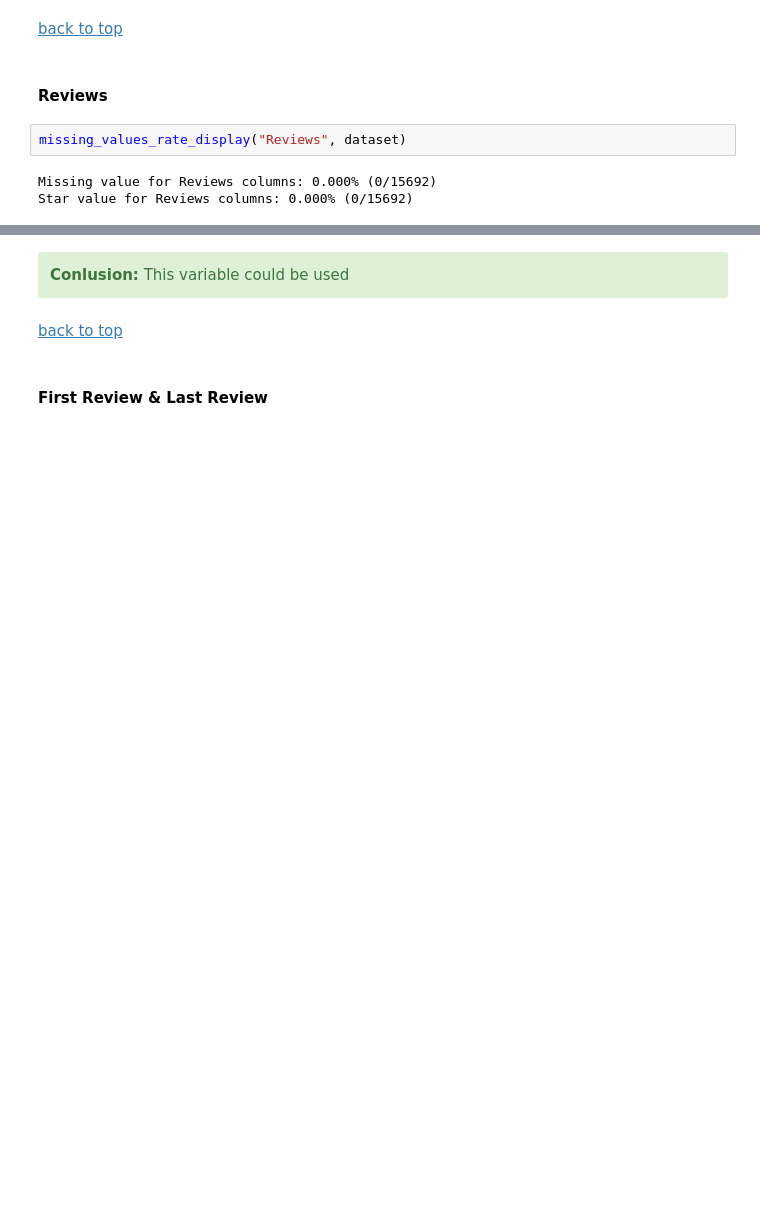
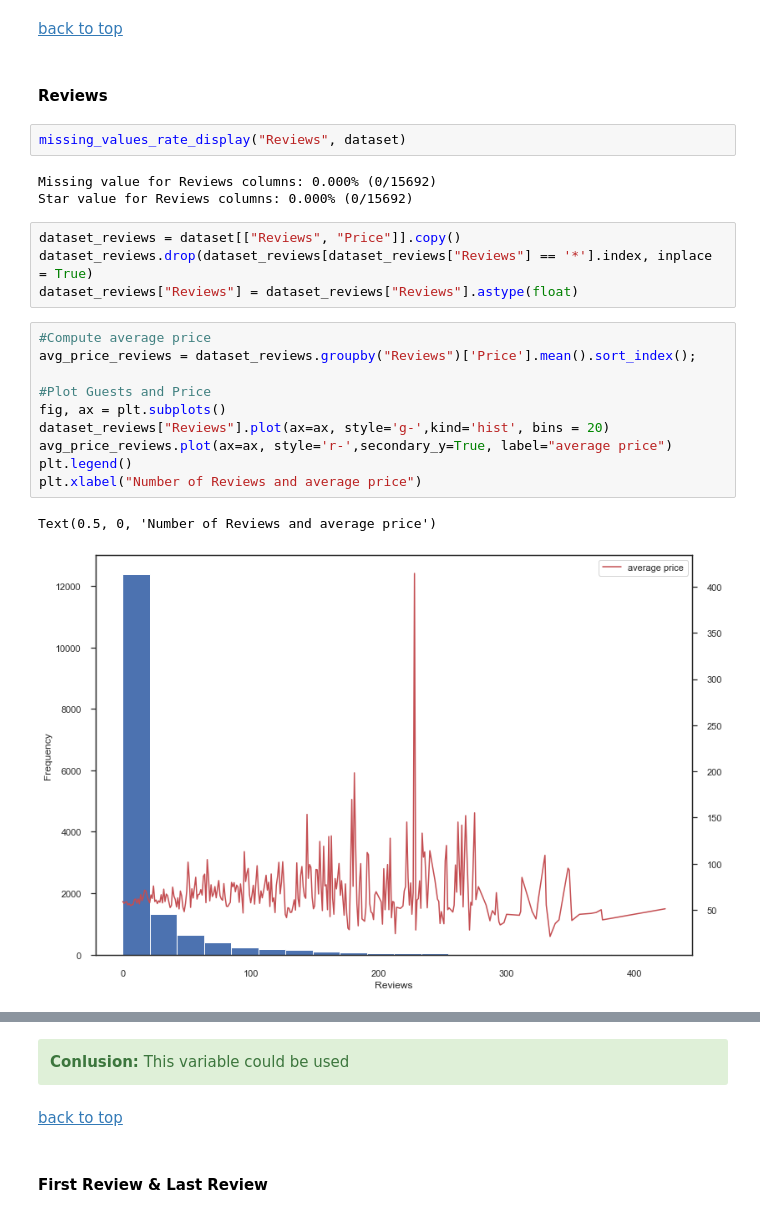
Before and after one commit to flaviendeseure/Airbnb_berlin_price_prediction, a Jupyter notebook: Projet - Airbnb Berlin Price Prediction.ipynb, the cells around one changed output, grey strips where cells are left out. Cells and saved outputs as stored; diff of their text form; blank space fills up the shorter version.

Commit message:
analyse reviews

```diff
--- a/Projet - Airbnb Berlin Price Prediction.ipynb
+++ b/Projet - Airbnb Berlin Price Prediction.ipynb
@@ -1426,3 +1426,20 @@ missing_values_rate_display("Reviews", dataset)
 # %% [output]
 Missing value for Reviews columns: 0.000% (0/15692)
 Star value for Reviews columns: 0.000% (0/15692)
+# %%
+dataset_reviews = dataset[["Reviews", "Price"]].copy()
+dataset_reviews.drop(dataset_reviews[dataset_reviews["Reviews"] == '*'].index, inplace = True)
+dataset_reviews["Reviews"] = dataset_reviews["Reviews"].astype(float)
+# %%
+#Compute average price
+avg_price_reviews = dataset_reviews.groupby("Reviews")['Price'].mean().sort_index();
+
+#Plot Guests and Price
+fig, ax = plt.subplots()
+dataset_reviews["Reviews"].plot(ax=ax, style='g-',kind='hist', bins = 20)
+avg_price_reviews.plot(ax=ax, style='r-',secondary_y=True, label="average price")
+plt.legend()
+plt.xlabel("Number of Reviews and average price")
+# %% [output]
+Text(0.5, 0, 'Number of Reviews and average price')
+[figure, added]
```
Also changed, not shown: parts of 3 cells of this notebook.
